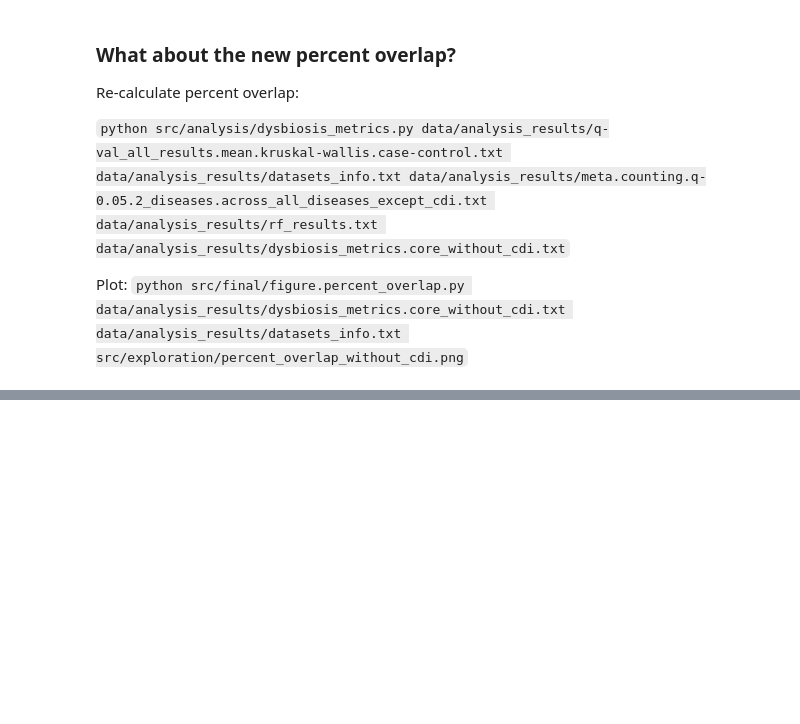
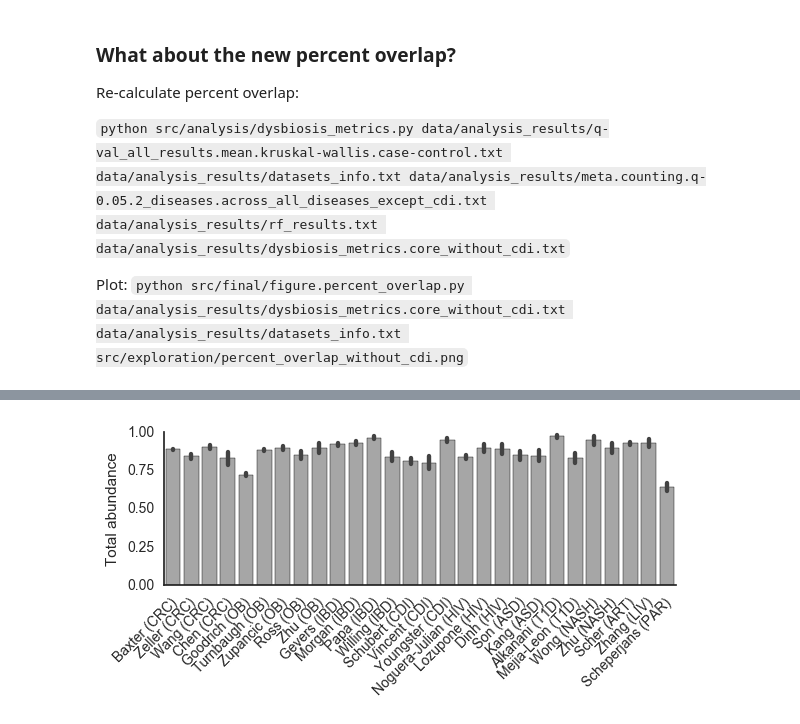
Before and after one commit to cduvallet/microbiomeHD, a Jupyter notebook: src/exploration/2017-06-21.reviewer_comments_info.ipynb, the cells around one changed output, grey strips where cells are left out. Drawn from its saved outputs; the diff is of its cells as text; code cells hidden in the pictures; blank space fills up the shorter version.

Commit message:
many reviewer comments + figure updates

```diff
--- a/src/exploration/2017-06-21.reviewer_comments_info.ipynb
+++ b/src/exploration/2017-06-21.reviewer_comments_info.ipynb
@@ -447,0 +460,12 @@ The healthy vs disease classifier results and analyses are in `2017-07-04.overal
+# %%
+tidylst = []
+for dataset in dfdict:
+    df = dfdict[dataset]['df']
+    df = collapse_taxonomic_contents_df(df, 'genus')
+    tmp = pd.DataFrame(data=df.sum(axis=1), columns=['total_abun']).reset_index()
+    tmp['dataset'] = dataset
+    tidylst.append(tmp)
+
+tidydf = pd.concat(tidylst)
+tidydf = tidydf.rename(columns={'index': 'sample'})
+tidydf.head()
@@ -447,0 +479,29 @@ The healthy vs disease classifier results and analyses are in `2017-07-04.overal
+# %%
+# Prep for plotting
+fndataset_info = '../../data/analysis_results/datasets_info.txt'
+dataset_info = pd.read_csv(fndataset_info, sep='\t')
+_, dataset_order = fmt.get_dataset_order(dataset_info)
+# %%
+labeldict = fmt.get_labeldict_for_overlap(dataset_order)
+
+# Plot
+sns.set_style('white', {'ytick.direction': 'in', 'ytick.major.size': 0.0})
+fig, ax = plt.subplots(figsize=(6,3))
+
+sns.barplot(x='dataset', y='total_abun', data=tidydf, order=dataset_order, ax=ax,
+            color="0.65")
+
+# Align rotated labels with actual bar
+ax.set_xticks(ax.get_xticks() + 0.4)
+ax.set_xticklabels([labeldict[i] for i in dataset_order], rotation=45,
+                   ha='right')
+
+ax.set_ylabel("Total abundance")
+ax.set_yticks([0,0.25,0.5, 0.75, 1])
+ax.set_xlabel('')
+[ax.spines[i].set_visible(False) for i in ['right', 'top']]
+
+fig.tight_layout()
+fig.savefig('total_abundance.png')
+# %% [output]
+[figure, added]
```
Also changed, not shown: parts of 6 cells of this notebook, 25 other files.
